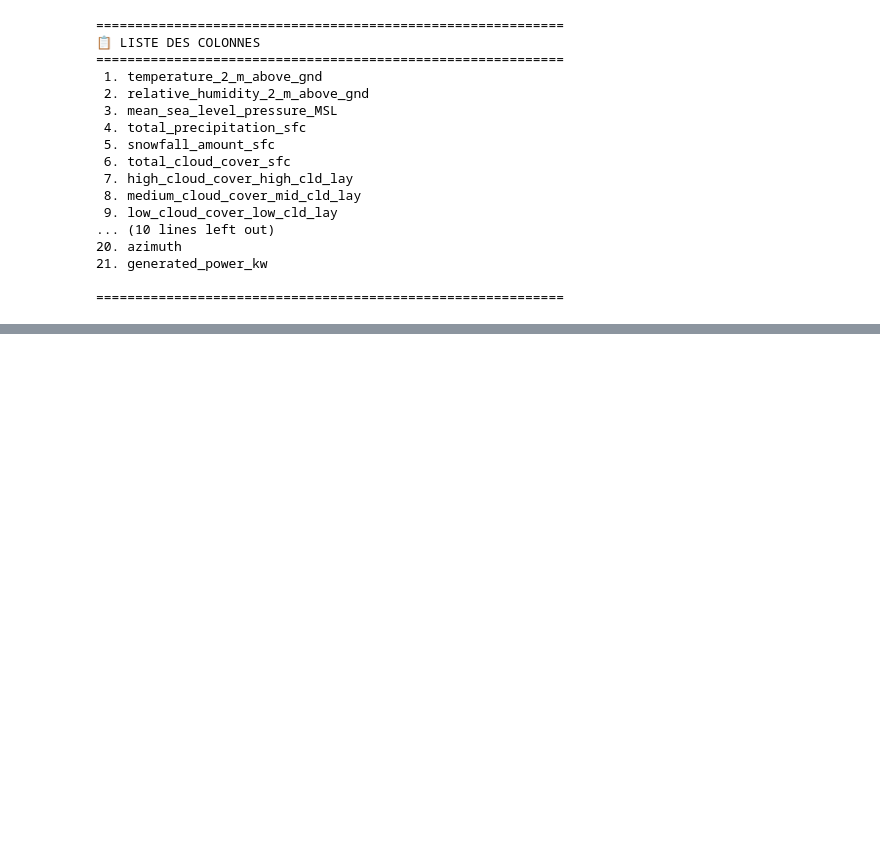
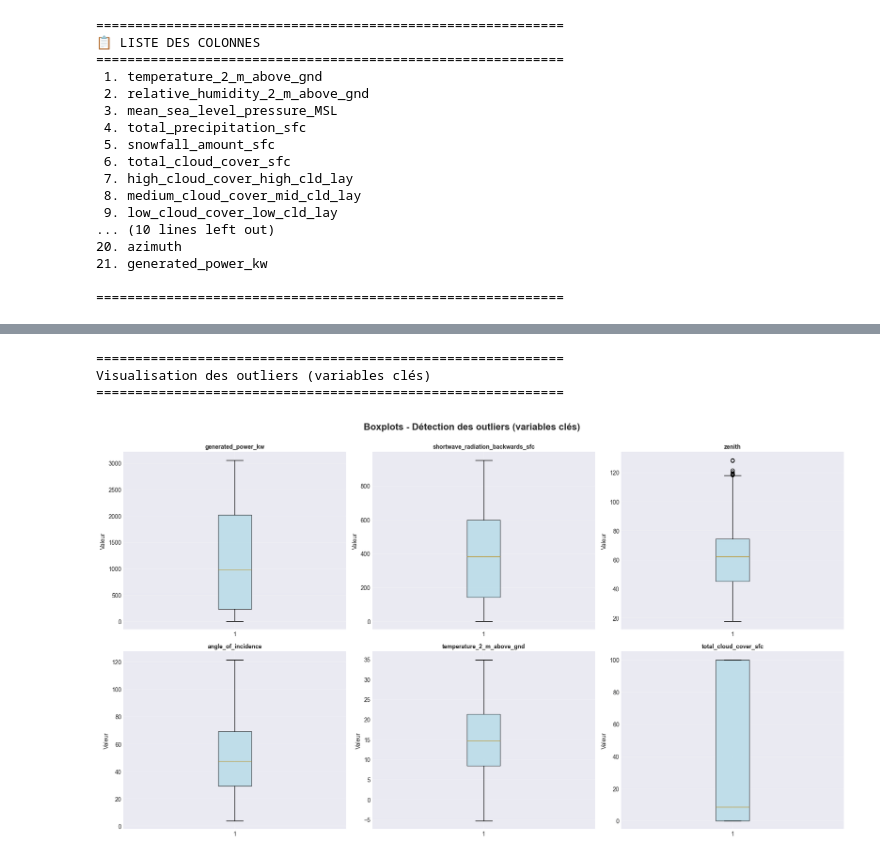
Before and after one commit to Sajinsiva10/Prediction-Production-Energie-Solaire, a Jupyter notebook: data_preparation.ipynb, the cells around one changed output, grey strips where cells are left out. Drawn from its saved outputs; the diff is of its cells as text; code cells hidden in the pictures; blank space fills up the shorter version.

```diff
--- a/data_preparation.ipynb
+++ b/data_preparation.ipynb
@@ -446,3 +382,35 @@ print("="*60)
+# %%
+# Visualisation des outliers pour les variables principales
+print("\n" + "="*60)
+print("Visualisation des outliers (variables clés)")
+print("="*60)
+
+# Sélection des variables les plus corrélées
+top_vars = ['generated_power_kw', 'shortwave_radiation_backwards_sfc',
+            'zenith', 'angle_of_incidence', 'temperature_2_m_above_gnd',
+            'total_cloud_cover_sfc']
+
+fig, axes = plt.subplots(2, 3, figsize=(18, 10))
+fig.suptitle('Boxplots - Détection des outliers (variables clés)',
+             fontsize=16, fontweight='bold', y=1.00)
+
+for idx, var in enumerate(top_vars):
+    row = idx // 3
+    col = idx % 3
+    axes[row, col].boxplot(df[var], vert=True, patch_artist=True,
+                           boxprops=dict(facecolor='lightblue', alpha=0.7))
+    axes[row, col].set_title(var, fontsize=10, fontweight='bold')
+    axes[row, col].set_ylabel('Valeur')
+    axes[row, col].grid(True, alpha=0.3)
+
+plt.tight_layout()
+plt.savefig('Outputs/04_outliers_boxplots.png', dpi=300, bbox_inches='tight')
+plt.show()
+# %% [output]
+============================================================
+Visualisation des outliers (variables clés)
+============================================================
+[figure, added]
 # %%
 # ============================================
 # SECTION 7 : FEATURE ENGINEERING
```
Also changed, not shown: parts of 16 cells of this notebook, 3 other files.
